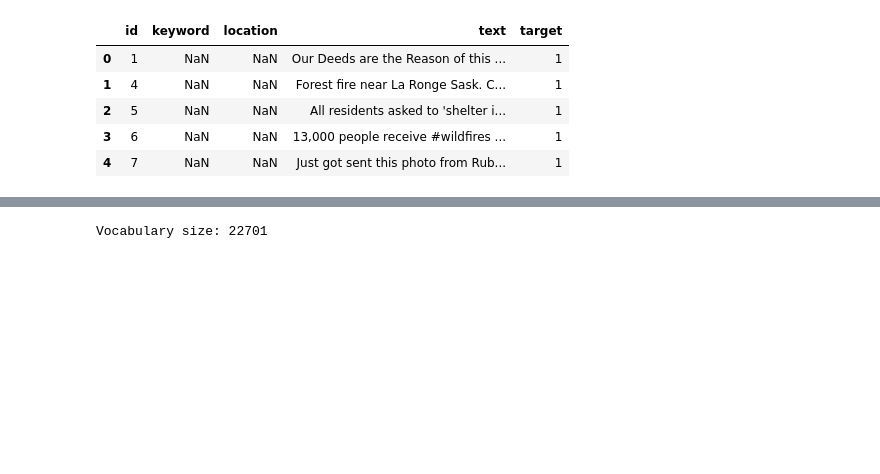
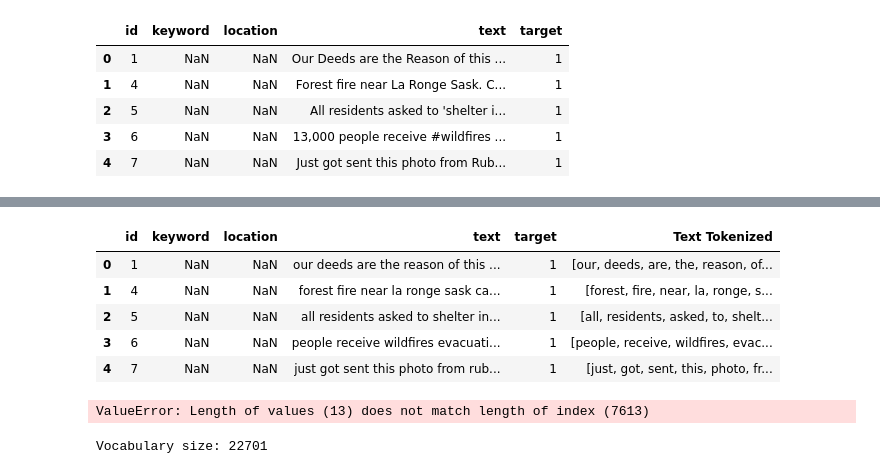
Before and after one commit to AshvinSehgal/AI-ML, a Jupyter notebook: NLP with Disaster Tweets/NLP-with-disaster-tweets.ipynb, the cells around one changed output, grey strips where cells are left out. Saved outputs shown, nothing was run; the diff lists cells and outputs as text; code cells hidden in the pictures; blank space fills up the shorter version.

```diff
--- a/NLP with Disaster Tweets/NLP-with-disaster-tweets.ipynb
+++ b/NLP with Disaster Tweets/NLP-with-disaster-tweets.ipynb
@@ -26,0 +41,3 @@ train_data.head()
+# %%
+train_data['text'] = train_data['text'].astype(str).str.replace(r'Ã[\x80-\xBF]+|[^a-zA-Z\s]|\s+', ' ', regex=True).str.strip().str.lower()
+train_data.head()
@@ -26,0 +51,24 @@ train_data.head()
+# %%
+tokenized_text = []
+for text in train_data['text']:
+    tokens = word_tokenize(text)
+    tokenized_text.append(tokens)
+train_data['Text Tokenized'] = tokenized_text
+train_data.head()
+# %% [output]
+|  | id | keyword | location | text | target | Text Tokenized |
+| 0 | 1 | NaN | NaN | our deeds are the reason of this ... | 1 | [our, deeds, are, the, reason, of... |
+| 1 | 4 | NaN | NaN | forest fire near la ronge sask ca... | 1 | [forest, fire, near, la, ronge, s... |
+| 2 | 5 | NaN | NaN | all residents asked to shelter in... | 1 | [all, residents, asked, to, shelt... |
+| 3 | 6 | NaN | NaN | people receive wildfires evacuati... | 1 | [people, receive, wildfires, evac... |
+| 4 | 7 | NaN | NaN | just got sent this photo from rub... | 1 | [just, got, sent, this, photo, fr... |
+# %%
+stop_words = stopwords.words('english')
+text_no_stopwords = []
+for text in train_data['Text Tokenized']:
+    text_no_stopwords = [word for word in text if word not in stop_words]
+    text_no_stopwords.append(text_no_stopwords)
+train_data['Text Without Stopwords'] = text_no_stopwords
+train_data.head()
+# %% [output]
+ValueError: Length of values (13) does not match length of index (7613)
```
Also changed, not shown: parts of 6 cells of this notebook, 1 other file.
